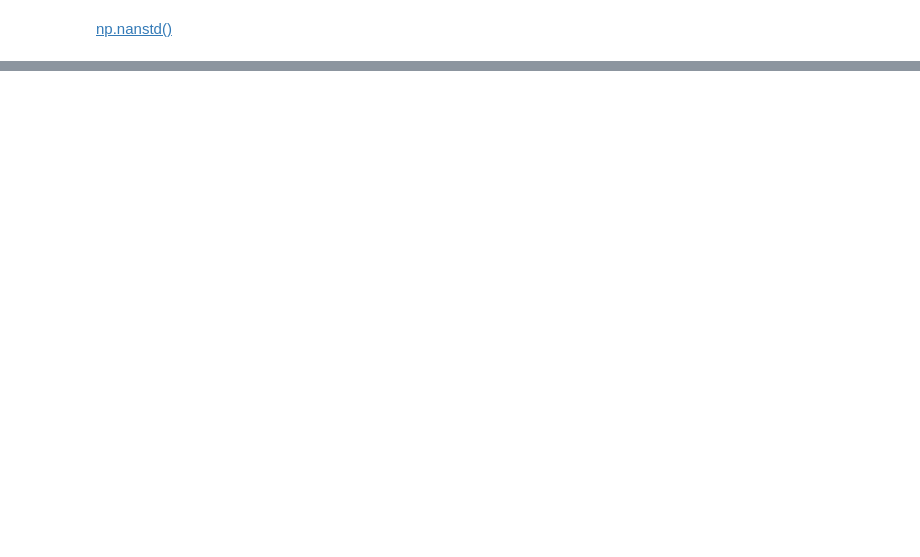
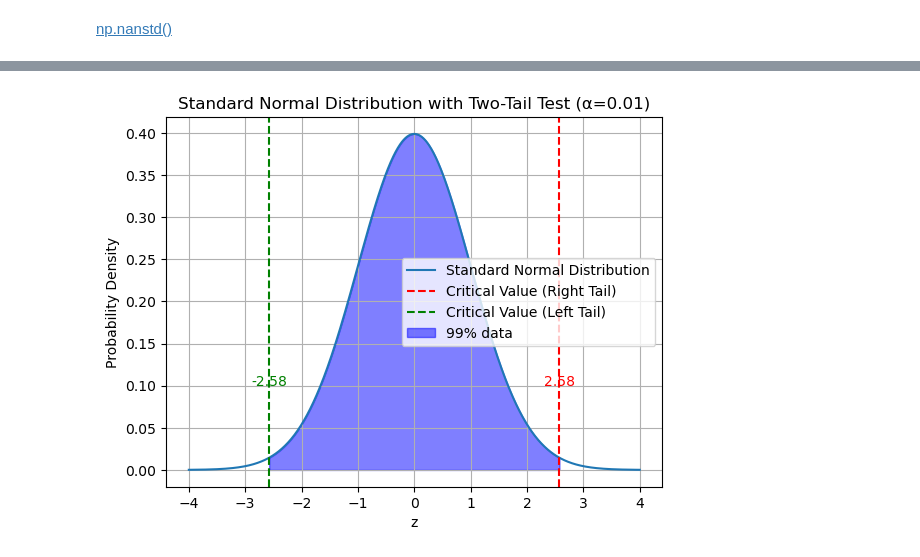
Before and after one commit to SeanJSLee/Teaching_YU_DS_basic_KR, a Jupyter notebook: Lecture_basic_stat.ipynb, the cells around one changed output, grey strips where cells are left out. Drawn from its saved outputs; the diff is of its cells as text; code cells hidden in the pictures; blank space fills up the shorter version.

```diff
--- a/Lecture_basic_stat.ipynb
+++ b/Lecture_basic_stat.ipynb
@@ -144,0 +274,35 @@ print('DoF adjusted',np.nanstd(data_missing,
+# %%
+def draw_cv_conf(alpha):
+    import numpy as np
+    import matplotlib.pyplot as plt
+    import scipy.stats as stats
+    # Standard normal distribution parameters
+    mu = 0  # mean
+    sigma = 1  # standard deviation
+    # Create a range of x values
+    x = np.linspace(mu - 4*sigma, mu + 4*sigma, 1000)
+    # The y values corresponding to the standard normal pdf
+    y = stats.norm.pdf(x, mu, sigma)
+    # Plot the standard normal distribution
+    plt.plot(x, y, label='Standard Normal Distribution')
+    # Critical values for two-tailed test at alpha level
+    critical_value_right = stats.norm.ppf(1 - alpha / 2)
+    critical_value_left = stats.norm.ppf(alpha / 2)
+    # Plot the critical values
+    plt.axvline(critical_value_right, color='r', linestyle='--', label='Critical Value (Right Tail)')
+    plt.axvline(critical_value_left, color='g', linestyle='--', label='Critical Value (Left Tail)')
+    # Labeling the critical values
+    plt.text(critical_value_right, 0.1, f'{critical_value_right:.2f}', horizontalalignment='center', color='red')
+    plt.text(critical_value_left, 0.1, f'{critical_value_left:.2f}', horizontalalignment='center', color='green')
+    # Fill between for the two-tail areas
+    plt.fill_between(x, y, where=(x > critical_value_left) & (x < critical_value_right), color='blue', alpha=0.5, label=f'{(1-alpha):.00%} data')
+    # Additional plot formatting
+    plt.xlabel('z')
+    plt.ylabel('Probability Density')
+    plt.title('Standard Normal Distribution with Two-Tail Test (α={alpha})'.format(alpha=alpha))
+    plt.legend()
+    plt.grid(True)
+    plt.show()
+#
+
+draw_cv_conf(alpha=0.05)
@@ -144,0 +311,4 @@ print('DoF adjusted',np.nanstd(data_missing,
+# %%
+draw_cv_conf(alpha=0.01)
+# %% [output]
+[figure, added]
```
Also changed, not shown: parts of 43 cells of this notebook, 5 other files.
